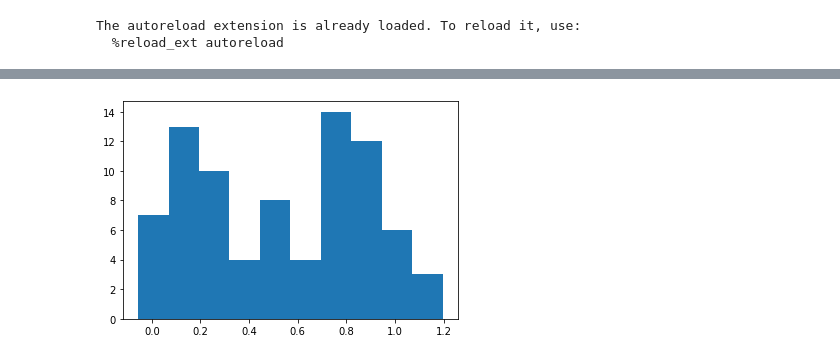
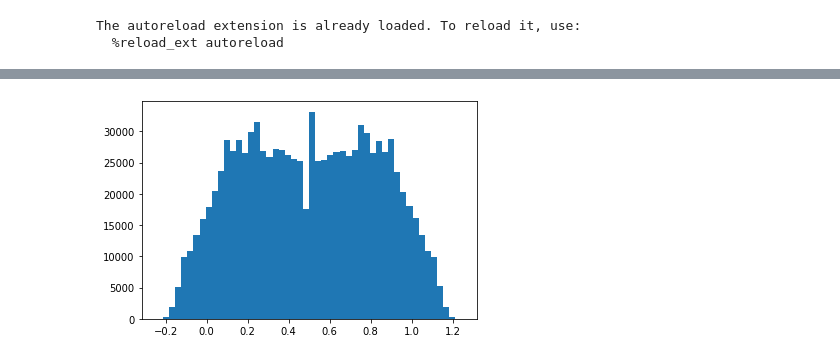
Before and after one commit to madrury/bimodal-random-walks, a Jupyter notebook: bimodal-random-walks.ipynb, the cells around one changed output, grey strips where cells are left out. Cells and saved outputs as stored; diff of their text form; code cells hidden in the pictures.

Commit message:
Add plots of joint distributions.

```diff
--- a/bimodal-random-walks.ipynb
+++ b/bimodal-random-walks.ipynb
@@ -16,4 +35,8 @@ bb = rw.calculate_bollinger_band(walk)
+# %%
+walk2d = rw.bernoulli_random_walk_2d(shape=(1_000_000, 20))
+# %%
+bb = rw.calculate_percent_bollinger_band_2d(walk2d)
 # %%
-_ = plt.hist(bb)
+_ = plt.hist(bb, bins=50)
 # %% [output]
-[figure, old version]
+[figure, new version]
```
Also changed, not shown: parts of 13 cells of this notebook, 1 other file.
